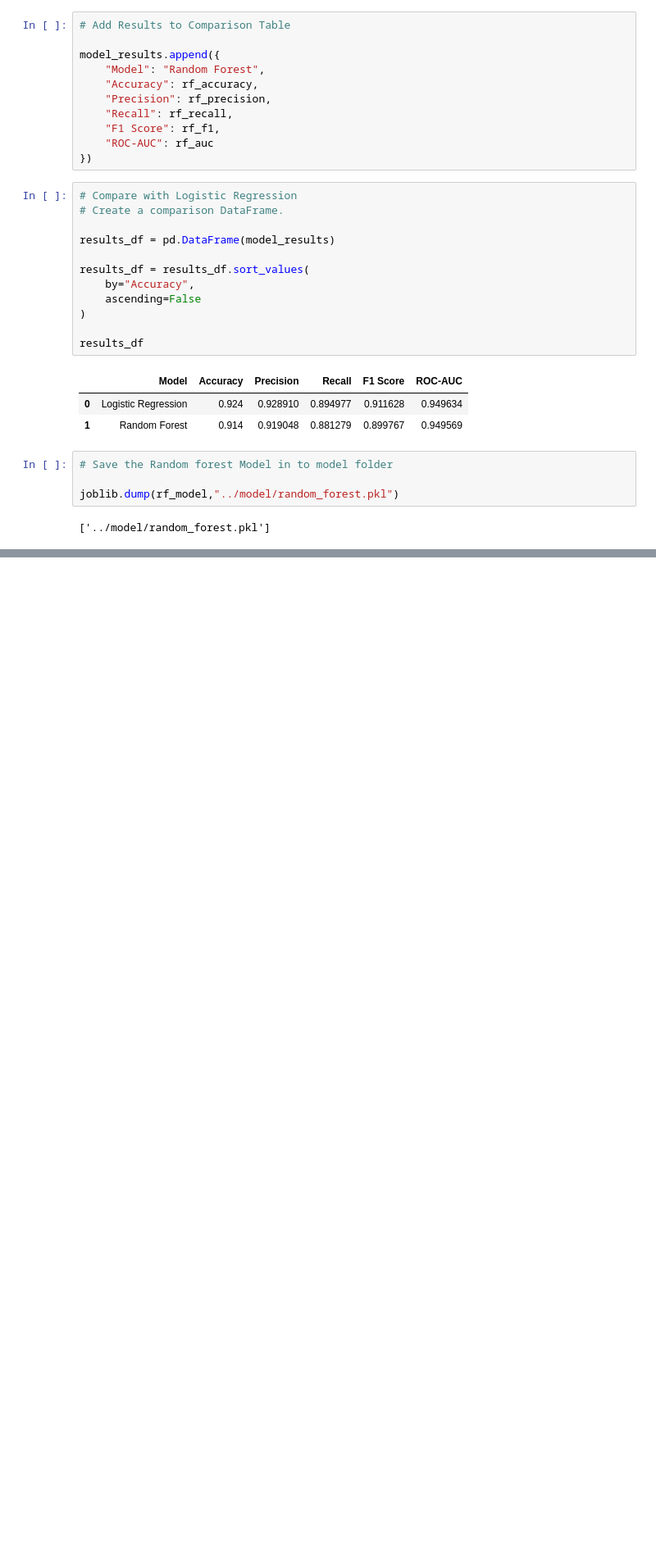
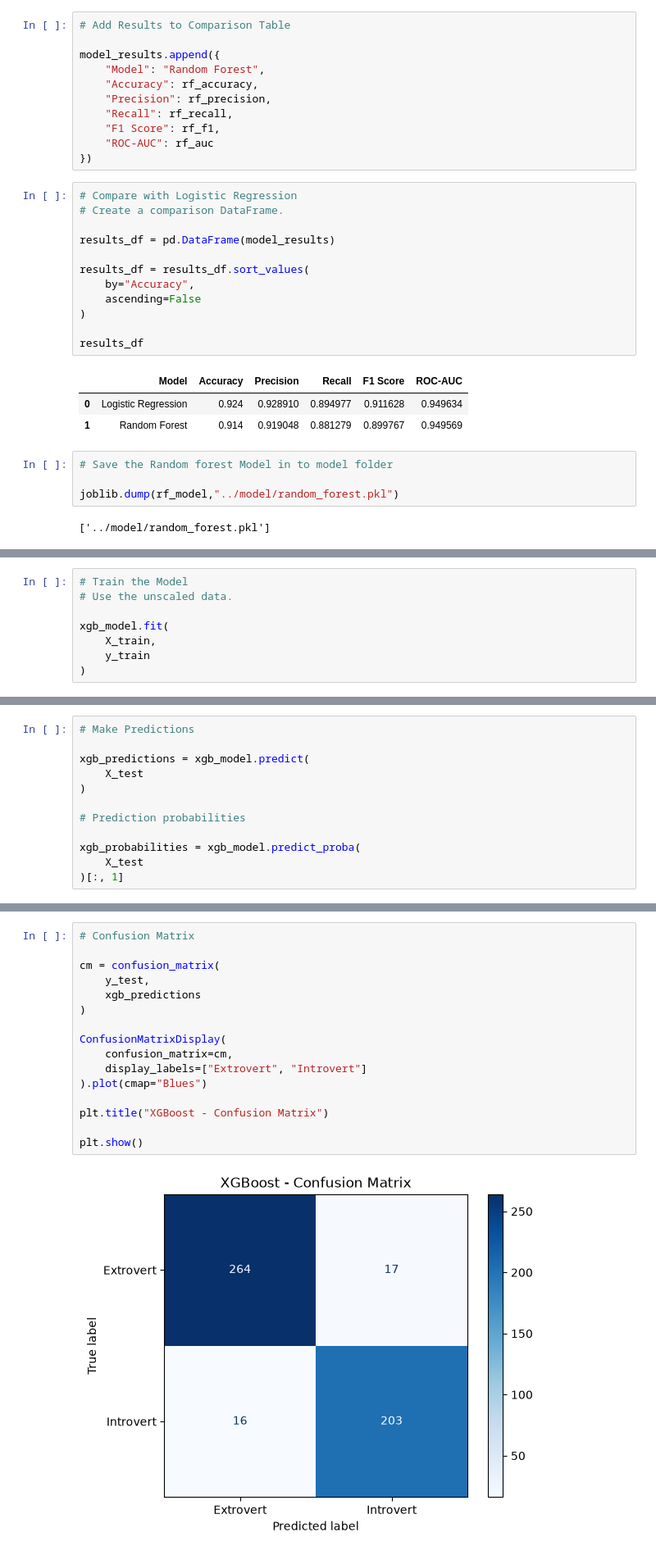
Before and after one commit to KanchanaKoralage1/Introvert-Extrovert-Predictor-With-AI-ML, a Jupyter notebook: Backend/notebook/personality_dataset.ipynb, the cells around one changed output, grey strips where cells are left out. Shown at 82% size. Cells and saved outputs as stored; diff of their text form; blank space fills up the shorter version.

Commit message:
xgboost model trained

```diff
--- a/Backend/notebook/personality_dataset.ipynb
+++ b/Backend/notebook/personality_dataset.ipynb
@@ -1086,0 +1103,8 @@ joblib.dump(rf_model,"../model/random_forest.pkl")
+# %%
+# Train the Model
+# Use the unscaled data.
+
+xgb_model.fit(
+    X_train,
+    y_train
+)
@@ -1086,0 +1124,12 @@ joblib.dump(rf_model,"../model/random_forest.pkl")
+# %%
+# Make Predictions
+
+xgb_predictions = xgb_model.predict(
+    X_test
+)
+
+# Prediction probabilities
+
+xgb_probabilities = xgb_model.predict_proba(
+    X_test
+)[:, 1]
@@ -1086,0 +1205,18 @@ joblib.dump(rf_model,"../model/random_forest.pkl")
+# %%
+# Confusion Matrix
+
+cm = confusion_matrix(
+    y_test,
+    xgb_predictions
+)
+
+ConfusionMatrixDisplay(
+    confusion_matrix=cm,
+    display_labels=["Extrovert", "Introvert"]
+).plot(cmap="Blues")
+
+plt.title("XGBoost - Confusion Matrix")
+
+plt.show()
+# %% [output]
+[figure, added]
```
Also changed, not shown: parts of 11 cells of this notebook, 2 other files.
